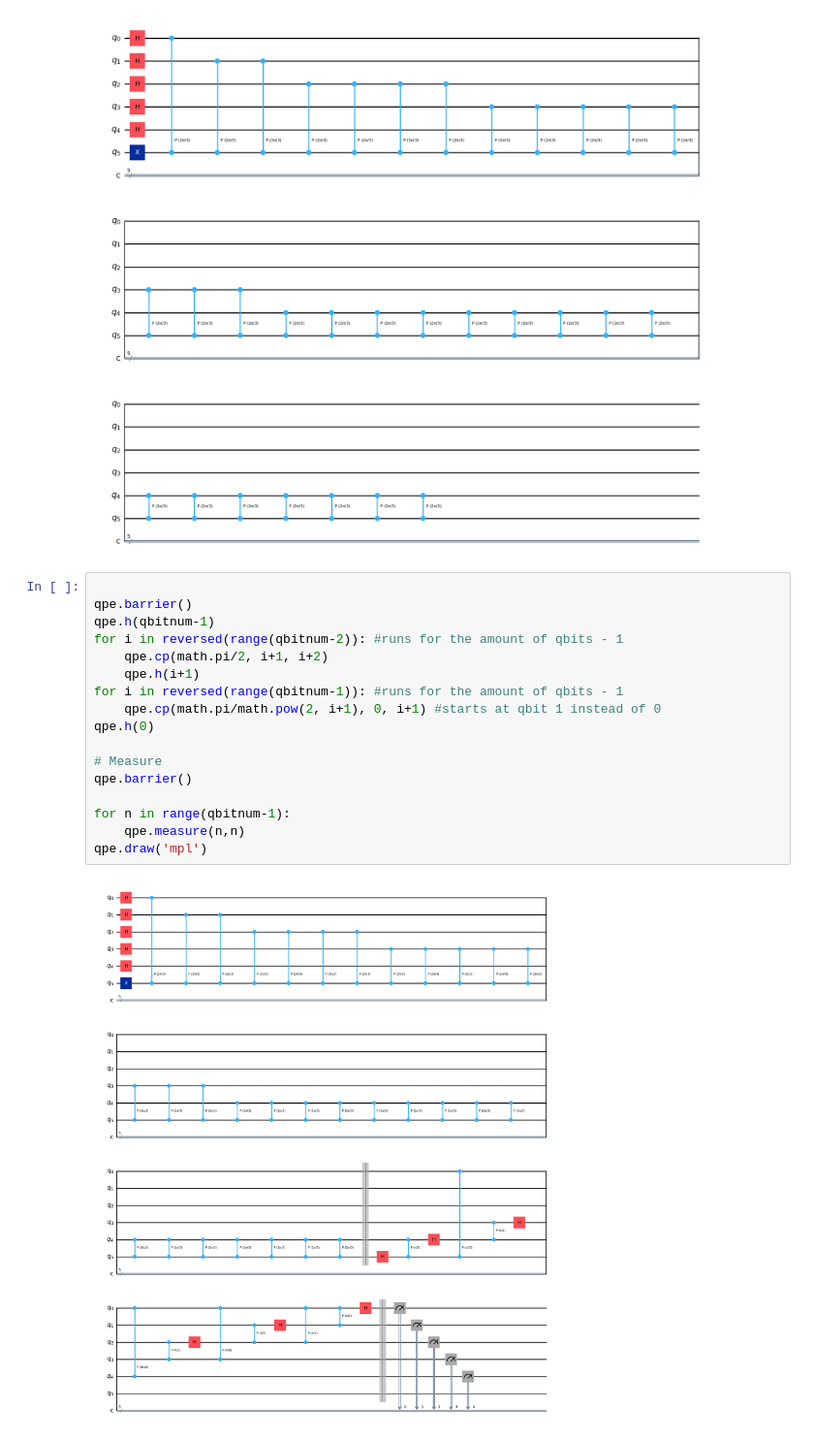
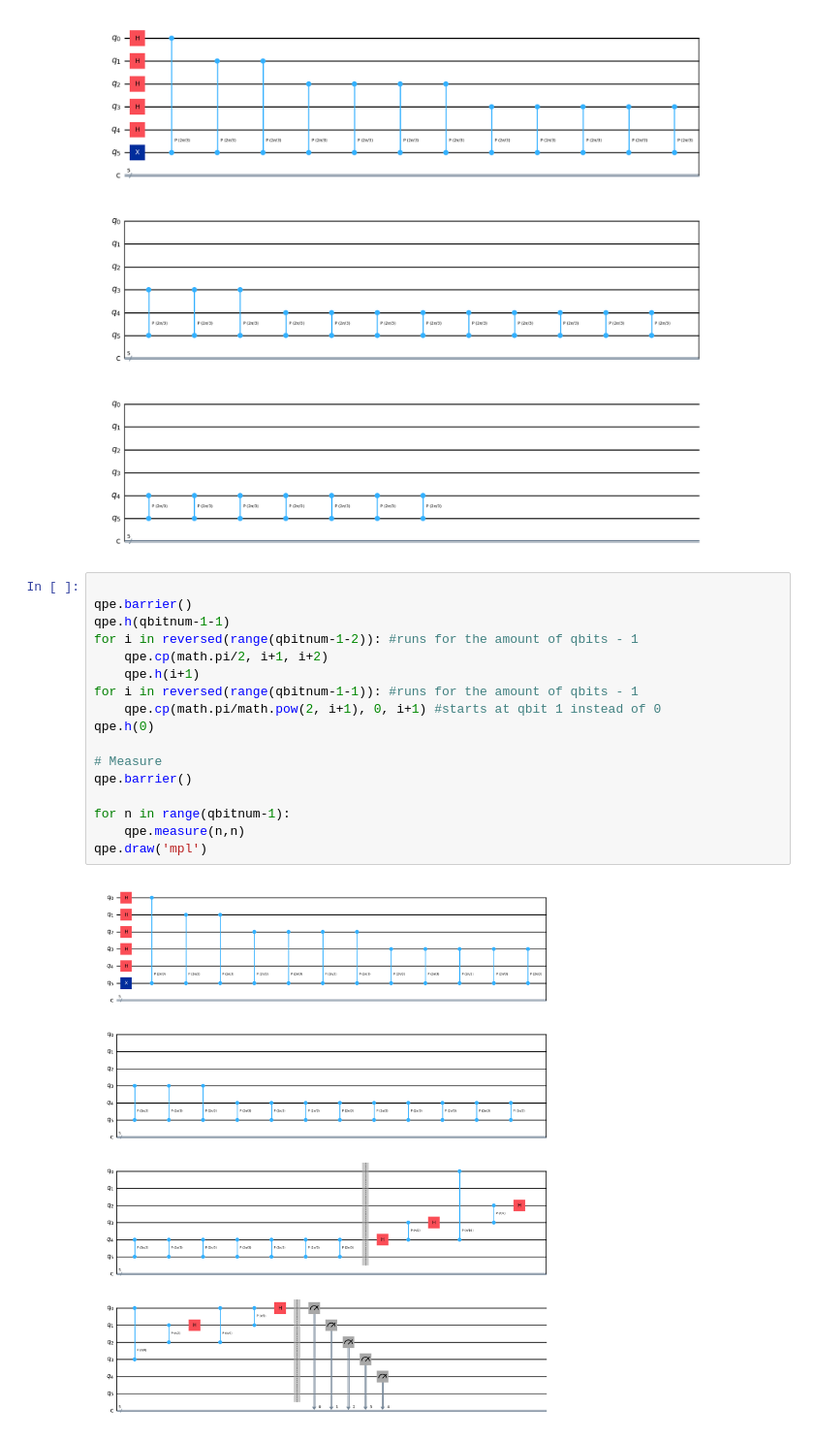
Before and after one commit to Lilith207/PythonForQuantum, a Jupyter notebook: Advanced/Assignment 3/qpe.ipynb, the cells around one changed output. Shown at 97% size. Drawn from its saved outputs; the diff is of its cells as text.

```diff
--- a/Advanced/Assignment 3/qpe.ipynb
+++ b/Advanced/Assignment 3/qpe.ipynb
@@ -36,22 +36,22 @@ qpe.draw('mpl')
 # %%
 
 qpe.barrier()
-qpe.h(qbitnum-1)
-for i in reversed(range(qbitnum-2)): #runs for the amount of qbits - 1
+qpe.h(qbitnum-1-1)
+for i in reversed(range(qbitnum-1-2)): #runs for the amount of qbits - 1
     qpe.cp(math.pi/2, i+1, i+2)
     qpe.h(i+1)
-for i in reversed(range(qbitnum-1)): #runs for the amount of qbits - 1
+for i in reversed(range(qbitnum-1-1)): #runs for the amount of qbits - 1
     qpe.cp(math.pi/math.pow(2, i+1), 0, i+1) #starts at qbit 1 instead of 0
 qpe.h(0)
 
 # Measure
 qpe.barrier()
 
 for n in range(qbitnum-1):
     qpe.measure(n,n)
 qpe.draw('mpl')
 # %% [output]
-[figure, old version]
+[figure, new version]
 # %%
 shots = 2048
 from qiskit_aer import StatevectorSimulator
```
Also changed, not shown: parts of 1 cell of this notebook, 1 other file.
